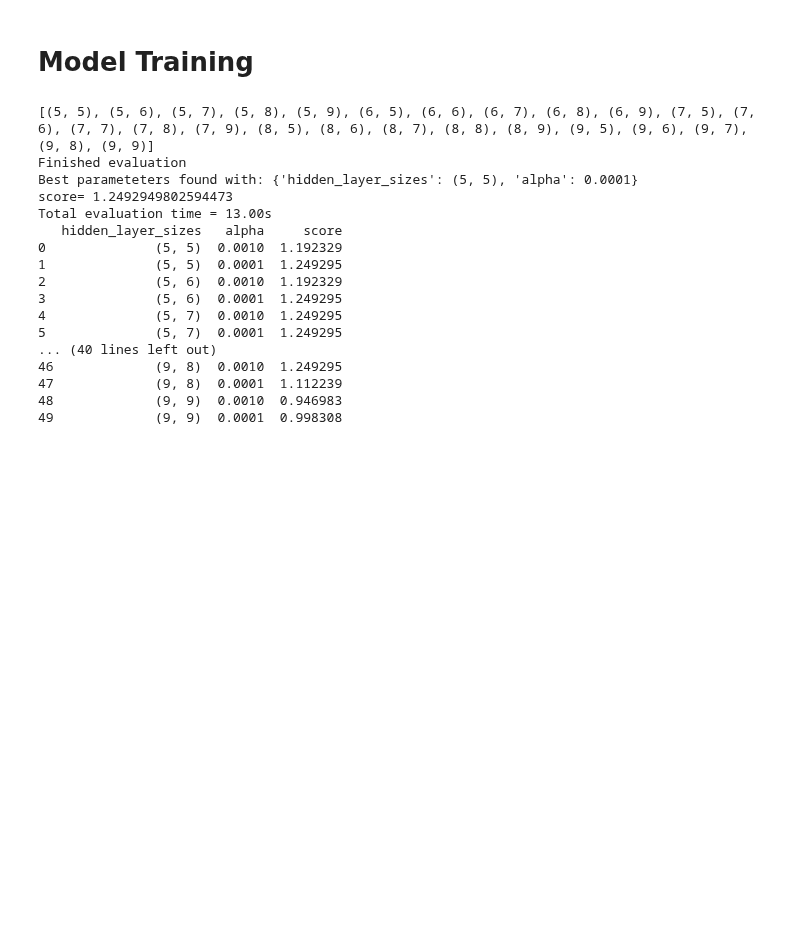
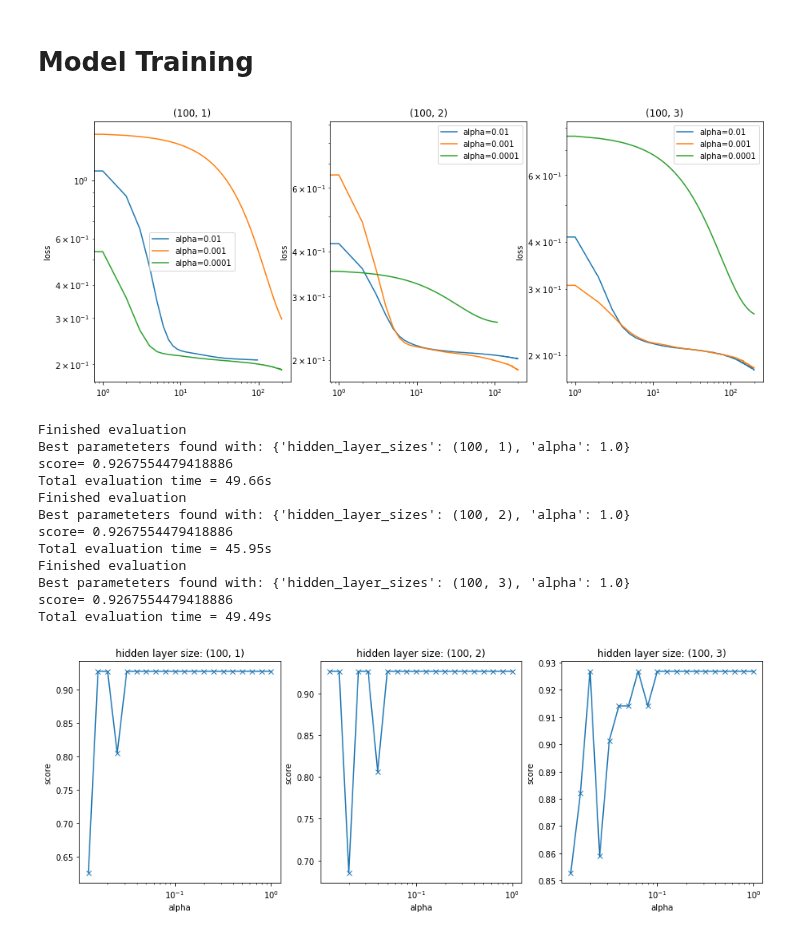
Before and after one commit to hitimr/ML_2020, a Jupyter notebook: Ex1/companies/companies_mlp_hiti.ipynb, the cells around one changed output. Cells and saved outputs as stored; diff of their text form; code cells hidden in the pictures; blank space fills up the shorter version.

```diff
--- a/Ex1/companies/companies_mlp_hiti.ipynb
+++ b/Ex1/companies/companies_mlp_hiti.ipynb
@@ -31,46 +85,25 @@ raw_data, labels = companies_data_preprocessor.preprocess(df, MinMaxScaling=True
 # %%
-# Simple Imputation with 0
-preprocessed_data = pd.DataFrame(SimpleImputer(missing_values=np.NaN, strategy="constant", fill_value=0).fit_transform(raw_data))
+# SMean
+preprocessed_data = pd.DataFrame(SimpleImputer(missing_values=np.NaN, strategy="mean").fit_transform(raw_data))
 
 # Normalization with l1 norm
 preprocessed_data = pd.DataFrame(Normalizer(norm="l1").fit_transform(preprocessed_data))
 
 
-
-#plot_params(preprocessed_data, labels, fileName="companies_knn_Imputation_0_l1Norm", title="Imputation with 0, normalization with l1")
-
-
-x_train, x_test, y_train, y_test = train_test_split(preprocessed_data, labels, test_size=0.3, random_state=1 )
-
-hidden_layers = []
-for i in range(5,10):
-    for j in range(5,10):
-        hidden_layers.append((i,j))
-print(hidden_layers)
-params = {
-    "hidden_layer_sizes" : hidden_layers,
-    "alpha" : [0.001, 0.0001],
-    #solver" : ["lbfgs", "sgd", "adam"]
-    }
-
-modeltrainer = ModelTrainer(MLPClassifier, params, x_train, y_train, x_test, y_test, companies_data_preprocessor.calculate_score, thread_cnt=8)
-modeltrainer.train()
-print(modeltrainer.result)
+plot_lossCurve(preprocessed_data, labels, "companies_mlp_lossCurve", "")
+plot_params(preprocessed_data, labels, fileName="companies_mlp_meanImputation", title="Imputation with 0, normalization with l1")
 # %% [output]
+[figure, added]
-[(5, 5), (5, 6), (5, 7), (5, 8), (5, 9), (6, 5), (6, 6), (6, 7), (6, 8), (6, 9), (7, 5), (7, 6), (7, 7), (7, 8), (7, 9), (8, 5), (8, 6), (8, 7), (8, 8), (8, 9), (9, 5), (9, 6), (9, 7), (9, 8), (9, 9)]
 Finished evaluation
-Best parameteters found with: {'hidden_layer_sizes': (5, 5), 'alpha': 0.0001}
-score= 1.2492949802594473
-Total evaluation time = 13.00s
-   hidden_layer_sizes   alpha     score
-0              (5, 5)  0.0010  1.192329
-1              (5, 5)  0.0001  1.249295
-2              (5, 6)  0.0010  1.192329
-3              (5, 6)  0.0001  1.249295
-4              (5, 7)  0.0010  1.249295
-5              (5, 7)  0.0001  1.249295
-... (40 lines left out)
-46             (9, 8)  0.0010  1.249295
-47             (9, 8)  0.0001  1.112239
-48             (9, 9)  0.0010  0.946983
-49             (9, 9)  0.0001  0.998308
+Best parameteters found with: {'hidden_layer_sizes': (100, 1), 'alpha': 1.0}
+score= 0.9267554479418886
+Total evaluation time = 49.66s
+Finished evaluation
+Best parameteters found with: {'hidden_layer_sizes': (100, 2), 'alpha': 1.0}
+score= 0.9267554479418886
+Total evaluation time = 45.95s
+Finished evaluation
+Best parameteters found with: {'hidden_layer_sizes': (100, 3), 'alpha': 1.0}
+score= 0.9267554479418886
+Total evaluation time = 49.49s
+[figure, added]
```
Also changed, not shown: parts of 4 cells of this notebook, 3 other files.
